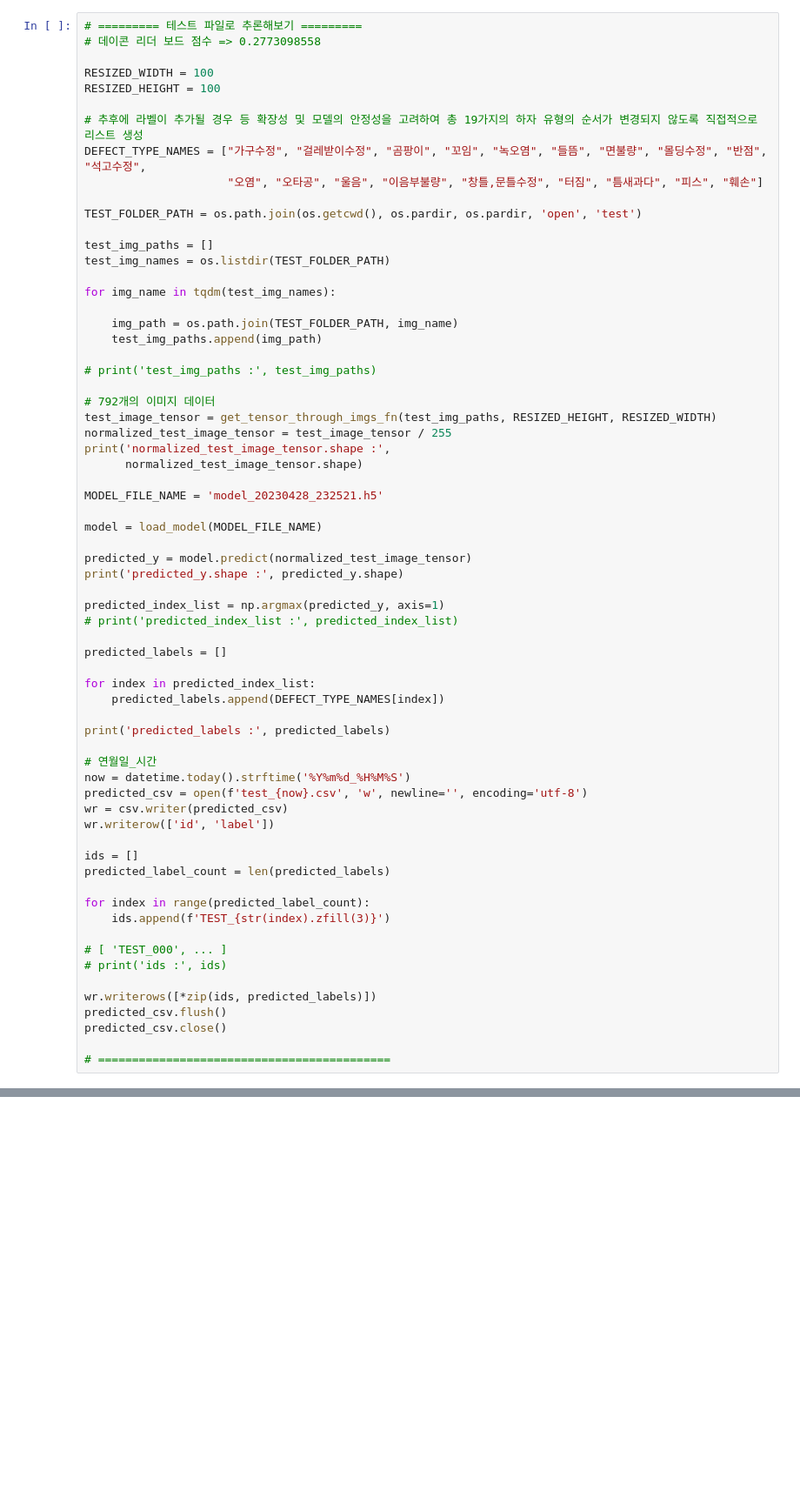
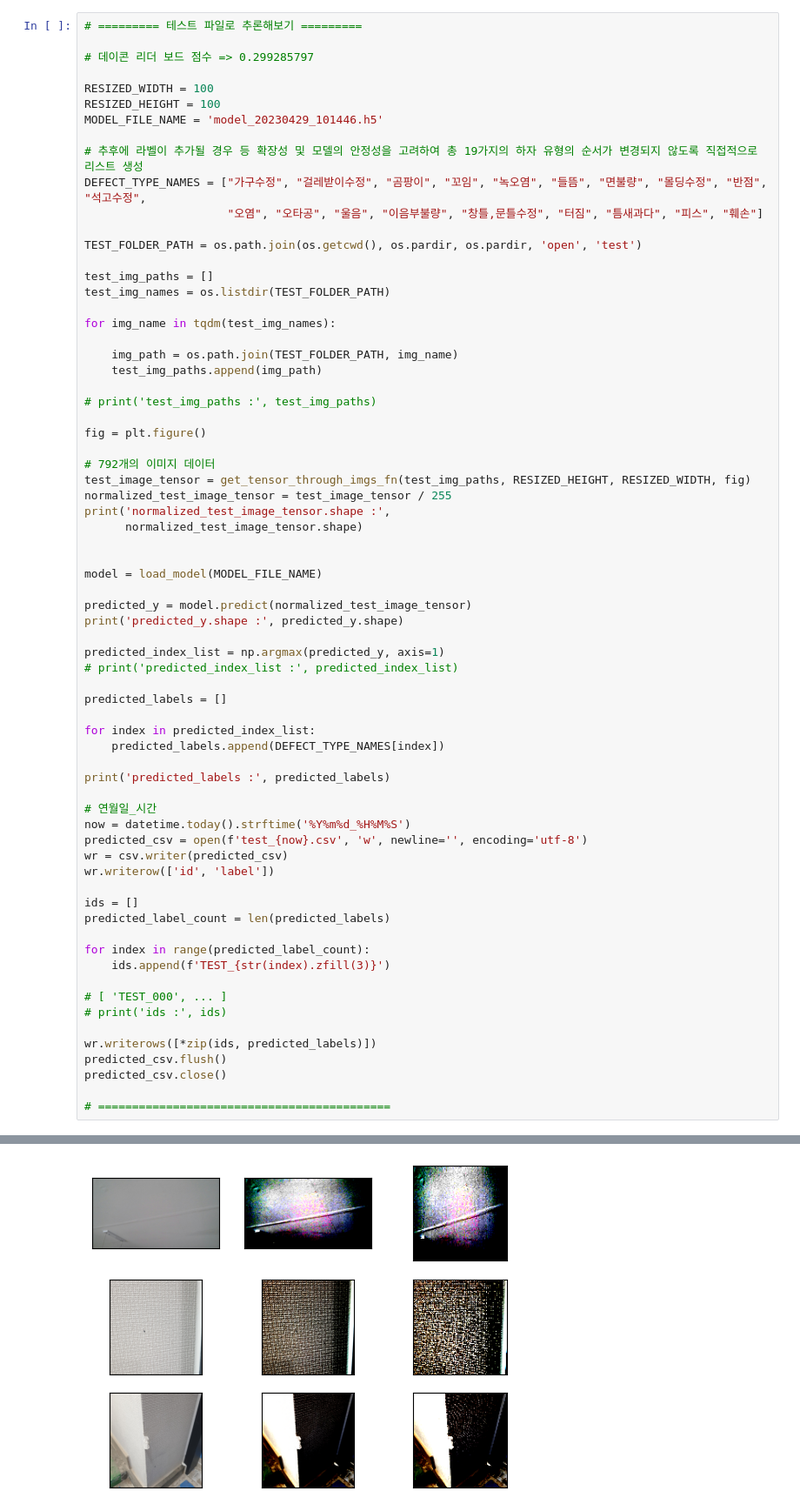
Before and after one commit to heminminmin/Papering_Defects_Project, a Jupyter notebook: jiwon_work/first/first_test_20230429.ipynb, the cells around one changed output, grey strips where cells are left out. Shown: that part at 87% size. Drawn from its saved outputs; the diff is of its cells as text; blank space fills up the shorter version.

Commit message:
[fix] first trainning and test, 2 points up

```diff
--- a/jiwon_work/first/first_test_20230429.ipynb
+++ b/jiwon_work/first/first_test_20230429.ipynb
@@ -11,10 +13,12 @@ import csv
 import pandas as pd
 # %%
 # ========= 테스트 파일로 추론해보기 =========
-# 데이콘 리더 보드 점수 => 0.2773098558
+
+# 데이콘 리더 보드 점수 => 0.299285797
 
 RESIZED_WIDTH = 100
 RESIZED_HEIGHT = 100
+MODEL_FILE_NAME = 'model_20230429_101446.h5'
 
 # 추후에 라벨이 추가될 경우 등 확장성 및 모델의 안정성을 고려하여 총 19가지의 하자 유형의 순서가 변경되지 않도록 직접적으로 리스트 생성
 DEFECT_TYPE_NAMES = ["가구수정", "걸레받이수정", "곰팡이", "꼬임", "녹오염", "들뜸", "면불량", "몰딩수정", "반점", "석고수정",
@@ -32,13 +36,14 @@ for img_name in tqdm(test_img_names):
 
 # print('test_img_paths :', test_img_paths)
 
+fig = plt.figure()
+
 # 792개의 이미지 데이터
-test_image_tensor = get_tensor_through_imgs_fn(test_img_paths, RESIZED_HEIGHT, RESIZED_WIDTH)
+test_image_tensor = get_tensor_through_imgs_fn(test_img_paths, RESIZED_HEIGHT, RESIZED_WIDTH, fig)
 normalized_test_image_tensor = test_image_tensor / 255
 print('normalized_test_image_tensor.shape :',
       normalized_test_image_tensor.shape)
 
-MODEL_FILE_NAME = 'model_20230428_232521.h5'
 
 model = load_model(MODEL_FILE_NAME)
 
@@ -87,3 +92,4 @@ predicted_labels : ['훼손', '훼손', '오염', '꼬임', '훼손', '훼손',
+[figure, added]
 # %%
 # ======== 기존 제출 파일과 데이터 비교해보기 ========
 
```
Also changed, not shown: parts of 3 cells of this notebook, 4 other files.
